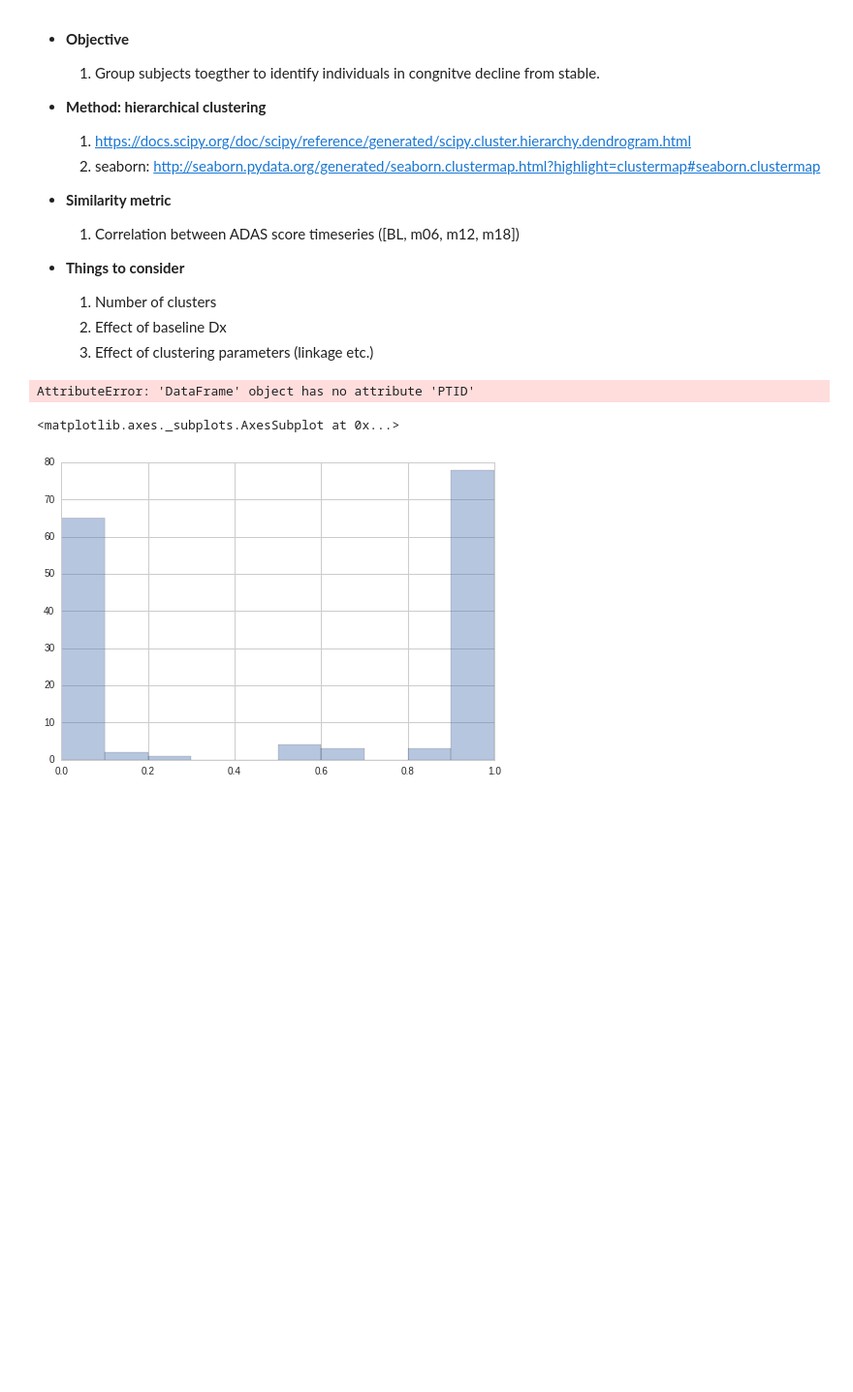
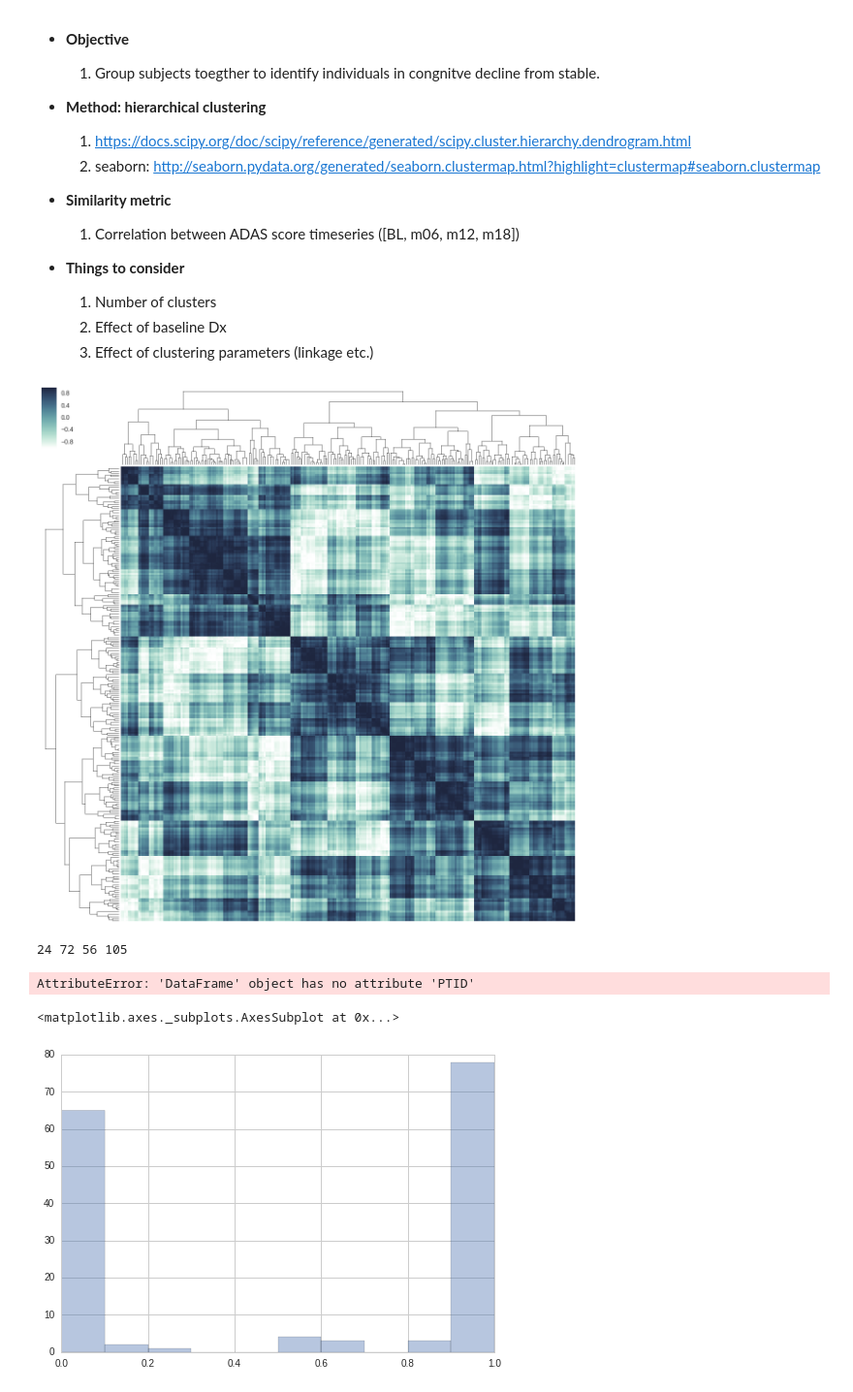
Before and after one commit to TIGRLab/NI-ML, a Jupyter notebook: models/notebooks/ADNI_longitudinal_stats.ipynb, the cells around one changed output. Shown at 97% size. Saved outputs shown, nothing was run; the diff lists cells and outputs as text; code cells hidden in the pictures; blank space fills up the shorter version.

```diff
--- a/models/notebooks/ADNI_longitudinal_stats.ipynb
+++ b/models/notebooks/ADNI_longitudinal_stats.ipynb
@@ -132,8 +132,8 @@ print '# bl: {}'.format(len(test_merge))
 
 # Select subject subsets based on Dx at baseline
 #drop AD and/or CN
-test_merge = test_merge[test_merge.DX_cat_bl ==1]
-print '# bl (AD & CN removed): {}'.format(len(test_merge))
+test_merge = test_merge[test_merge.DX_cat_bl != 2]
+print '# bl (AD removed): {}'.format(len(test_merge))
 
 #test_merge = pd.merge(test_merge, data_m03, on='PTID',how='inner')
 #print len(test_merge)
@@ -238,39 +238,51 @@ Index([u'PTID', u'ImageUID', u'AGE', u'PTGENDER', u'APOE4', u'DX_bl',
     2. Effect of baseline Dx
     2. Effect of clustering parameters (linkage etc.)
 # %%
-# # Intersubject correlations (no CV loop)
-# sns.set(style="white")
-# save_figure = False
+# Intersubject correlations (no CV loop)
+sns.set(style="white")
+save_figure = False
 
-# CS_cols = ['ADAS13_bl','ADAS13_m06','ADAS13_m12','ADAS13_m24']
-# #CS_cols = ['MMSE_bl','MMSE_m06','MMSE_m12','MMSE_m24']
+CS_cols = ['ADAS13_bl','ADAS13_m06','ADAS13_m12','ADAS13_m24']
+#CS_cols = ['MMSE_bl','MMSE_m06','MMSE_m12','MMSE_m24']
 
-# d = pd.DataFrame(data=np.transpose(test_merge[CS_cols].values),
-#                  index = CS_cols,
-#                  columns=test_merge['PTID'].values)
+d = pd.DataFrame(data=np.transpose(test_merge[CS_cols].values),
+                 index = CS_cols,
+                 columns=test_merge['PTID'].values)
 
-# # Compute the correlation matrix
-# corr = d.corr()
-# #corr = corr.fillna(0) #NAN rise from subject with constant scores over all timepoints (for MMSE)
+# Compute the correlation matrix
+corr = d.corr()
+#corr = corr.fillna(0) #NAN rise from subject with constant scores over all timepoints (for MMSE)
 
-# # Generate a mask for the upper triangle
-# mask = np.zeros_like(corr, dtype=np.bool)
-# mask[np.triu_indices_from(mask)] = True
+# Generate a mask for the upper triangle
+mask = np.zeros_like(corr, dtype=np.bool)
+mask[np.triu_indices_from(mask)] = True
 
-# # Generate a custom diverging colormap
-# cmap = sns.diverging_palette(220, 10, as_cmap=True)
+# Generate a custom diverging colormap
+cmap = sns.diverging_palette(220, 10, as_cmap=True)
 
-# #sns.clustermap(data=corr, annot=True, cmap='Greens')
-# cmap = sns.cubehelix_palette(as_cmap=True, rot=-.3, light=1)
+#sns.clustermap(data=corr, annot=True, cmap='Greens')
+cmap = sns.cubehelix_palette(as_cmap=True, rot=-.3, light=1)
 
-# g = sns.clustermap(corr, method='average', cmap=cmap, figsize=(15, 15),xticklabels=False,yticklabels=False)
-# #plt.xlabel('Hierarchical Clustering of MCI subject based on correlation of clinical score progression')
+g = sns.clustermap(corr, method='average', cmap=cmap, figsize=(15, 15),xticklabels=False,yticklabels=False)
+#plt.xlabel('Hierarchical Clustering of MCI subject based on correlation of clinical score progression')
 
 
-# if save_figure:
-#     fig_name = 'hclust_MCI.jpg'
-#     g.savefig(baseline_dir + fig_name, format='jpeg', dpi=1000)
-#     print 'saving fig at: {}'.format(baseline_dir + fig_name)
+if save_figure:
+    fig_name = 'hclust_MCI.jpg'
+    g.savefig(baseline_dir + fig_name, format='jpeg', dpi=1000)
+    print 'saving fig at: {}'.format(baseline_dir + fig_name)
+# %% [output]
+[figure, added]
+# %%
+#save cluster memberships
+import scipy.cluster.hierarchy as sch
+num_of_clusters = 4
+Z = g.dendrogram_col.linkage
+#Z = linkage(d.transpose(),method='average',metric='correlation')
+T = sch.fcluster(Z, num_of_clusters, 'maxclust')
+print np.sum(T==1),np.sum(T==2),np.sum(T==3),np.sum(T==4)
+# %% [output]
+24 72 56 105
 # %%
 # Intersubject correlations
 from sklearn.model_selection import KFold
```
Also changed, not shown: parts of 1 cell of this notebook, 13 other files.
